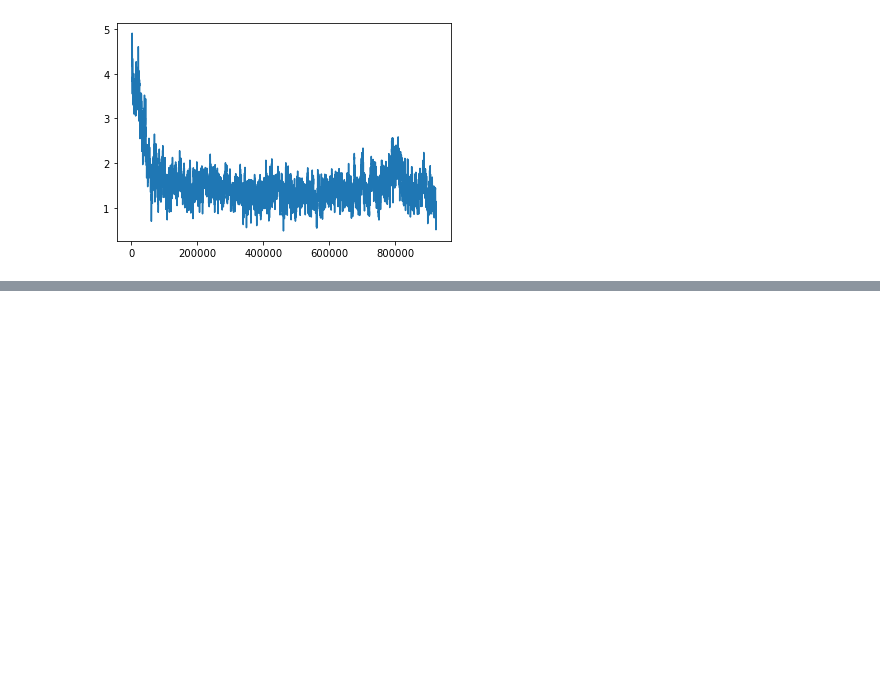
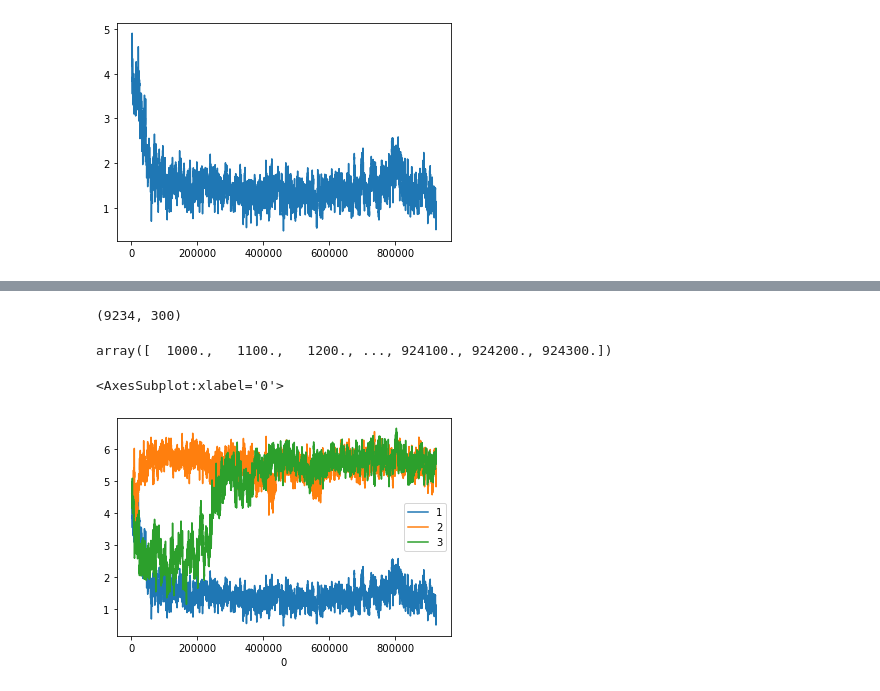
Before and after one commit to zerosum99/data_analysis, a Jupyter notebook: xvc 파일 처리.ipynb, the cells around one changed output, grey strips where cells are left out. Drawn from its saved outputs; the diff is of its cells as text; code cells hidden in the pictures; blank space fills up the shorter version.

```diff
--- a/xvc 파일 처리.ipynb
+++ b/xvc 파일 처리.ipynb
@@ -113,3 +147,7 @@ plt.plot(x,y)
 # %% [output]
 [<matplotlib.lines.Line2D at 0x...>]
 [figure]
+# %%
+df_T = df.T.copy()
+# %%
+df_T = df_T.set_index(0)
@@ -115,0 +165,13 @@ plt.plot(x,y)
+# %%
+df_T.shape
+# %% [output]
+(9234, 300)
+# %%
+df_T.index.values
+# %% [output]
+array([  1000.,   1100.,   1200., ..., 924100., 924200., 924300.])
+# %%
+df_T.iloc[:,:3].plot.line()
+# %% [output]
+<AxesSubplot:xlabel='0'>
+[figure, added]
```
Also changed, not shown: parts of 5 cells of this notebook.
